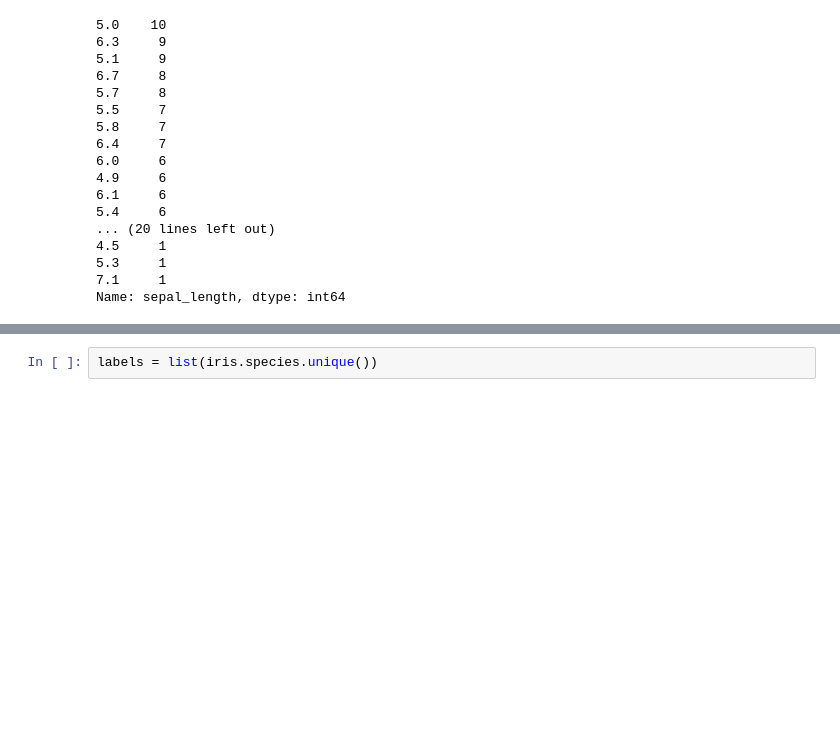
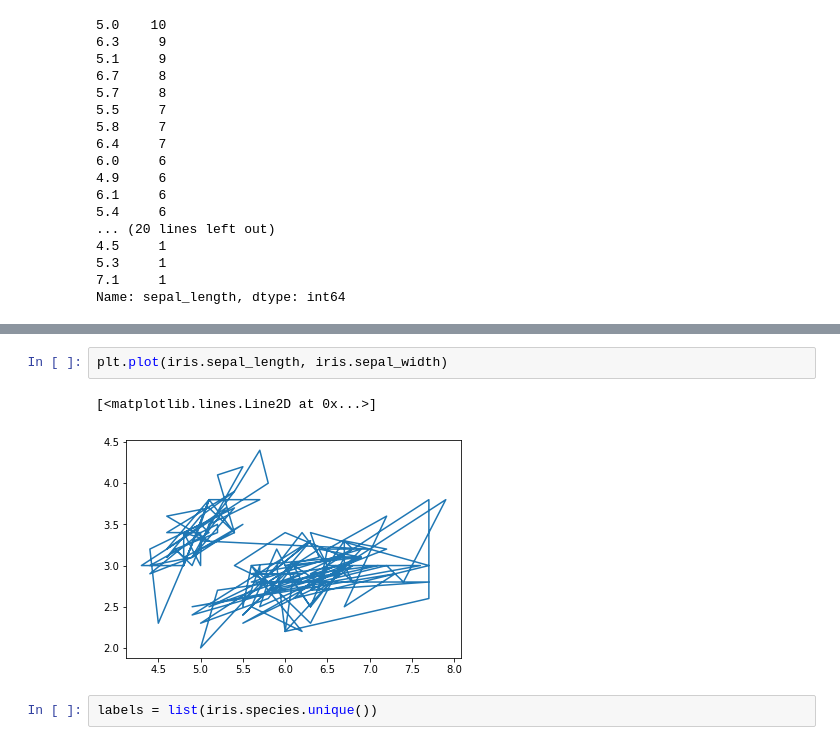
Before and after one commit to edwardsrk/Visualizations, a Jupyter notebook: Visualizations.ipynb, the cells around one changed output, grey strips where cells are left out. Saved outputs shown, nothing was run; the diff lists cells and outputs as text; blank space fills up the shorter version.

```diff
--- a/Visualizations.ipynb
+++ b/Visualizations.ipynb
@@ -107,3 +112,8 @@ plt.plot(height, x);
+# %%
+plt.plot(iris.sepal_length, iris.sepal_width)
+# %% [output]
+[<matplotlib.lines.Line2D at 0x...>]
+[figure, added]
 # %%
 labels = list(iris.species.unique())
 # %%
```
Also changed, not shown: parts of 8 cells of this notebook.
